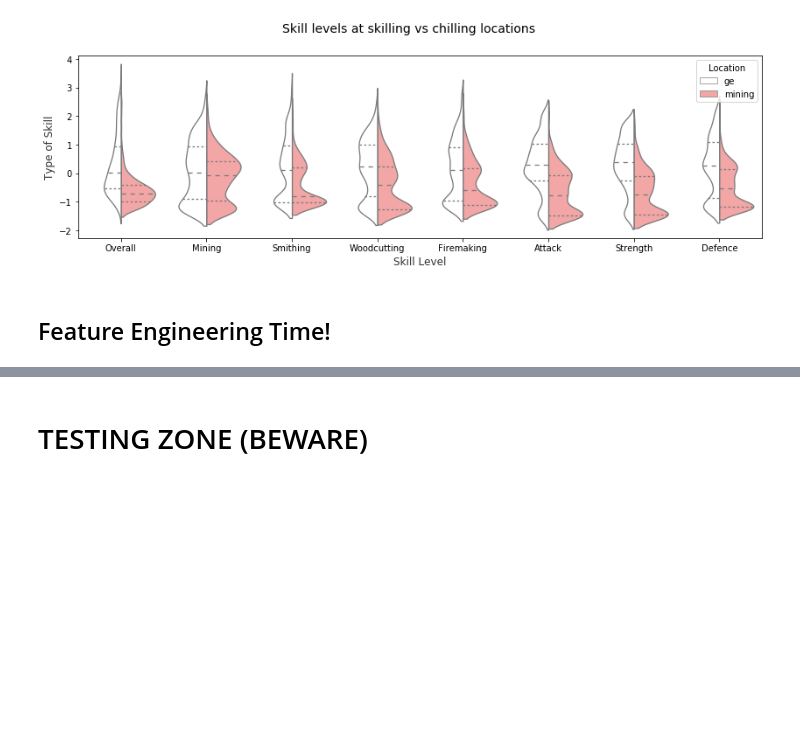
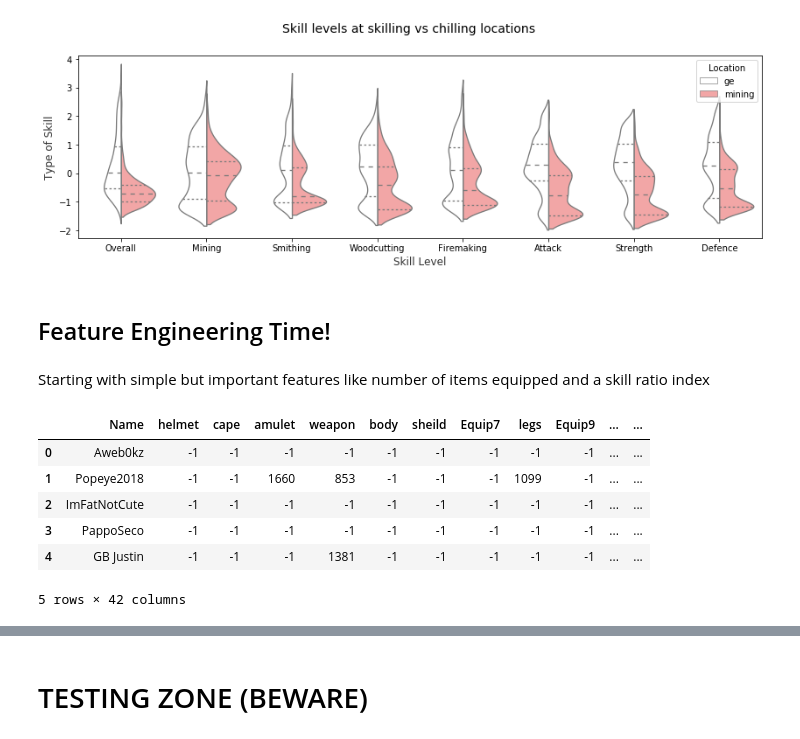
Before and after one commit to chriskok/BotClassification-OSRS, a Jupyter notebook: EDA.ipynb, the cells around one changed output, grey strips where cells are left out. Drawn from its saved outputs; the diff is of its cells as text; code cells hidden in the pictures; blank space fills up the shorter version.

```diff
--- a/EDA.ipynb
+++ b/EDA.ipynb
@@ -226,0 +229,21 @@ l = plt.legend(loc='upper right', title='Location')
+# %% [markdown]
+Starting with simple but important features like number of items equipped and a skill ratio index
+# %%
+equip_list = ['helmet', 'cape', 'amulet', 'weapon', 'body', 'sheild','Equip7', 'legs', 'Equip9', 'gloves', 'boots', 'Equip12']
+def count_equipment (row):
+    total_equipment = 0
+    for equip_name in equip_list:
+        if (row[equip_name] != -1):
+            total_equipment += 1
+    return total_equipment
+
+eng_df['equip_count'] = eng_df.apply (lambda row: count_equipment(row), axis=1)
+eng_df.head()
+# %% [output]
+|  | Name | helmet | cape | amulet | weapon | body | sheild | Equip7 | legs | Equip9 | ... | ... |
+| 0 | Aweb0kz | -1 | -1 | -1 | -1 | -1 | -1 | -1 | -1 | -1 | ... | ... |
+| 1 | Popeye2018 | -1 | -1 | 1660 | 853 | -1 | -1 | -1 | 1099 | -1 | ... | ... |
+| 2 | ImFatNotCute | -1 | -1 | -1 | -1 | -1 | -1 | -1 | -1 | -1 | ... | ... |
+| 3 | PappoSeco | -1 | -1 | -1 | -1 | -1 | -1 | -1 | -1 | -1 | ... | ... |
+| 4 | GB Justin | -1 | -1 | -1 | 1381 | -1 | -1 | -1 | -1 | -1 | ... | ... |
+5 rows × 42 columns
```
Also changed, not shown: parts of 6 cells of this notebook.
